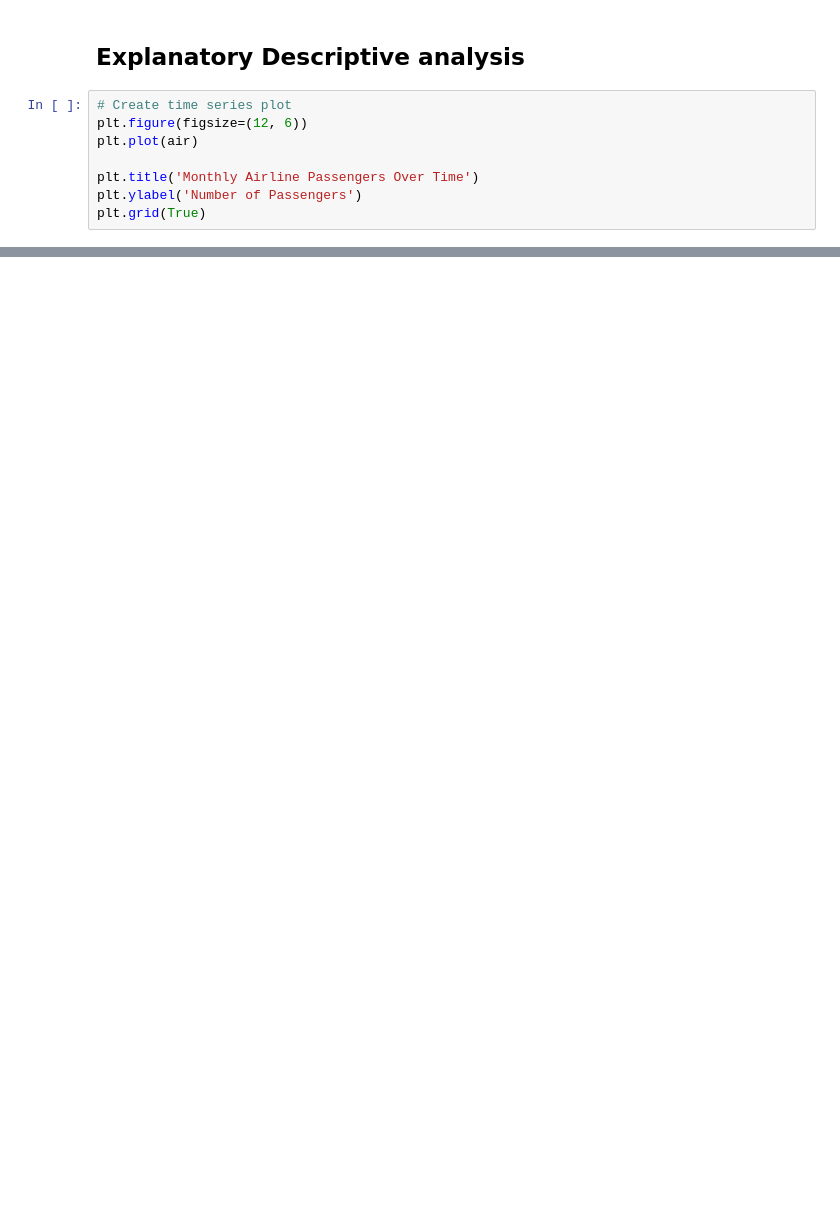
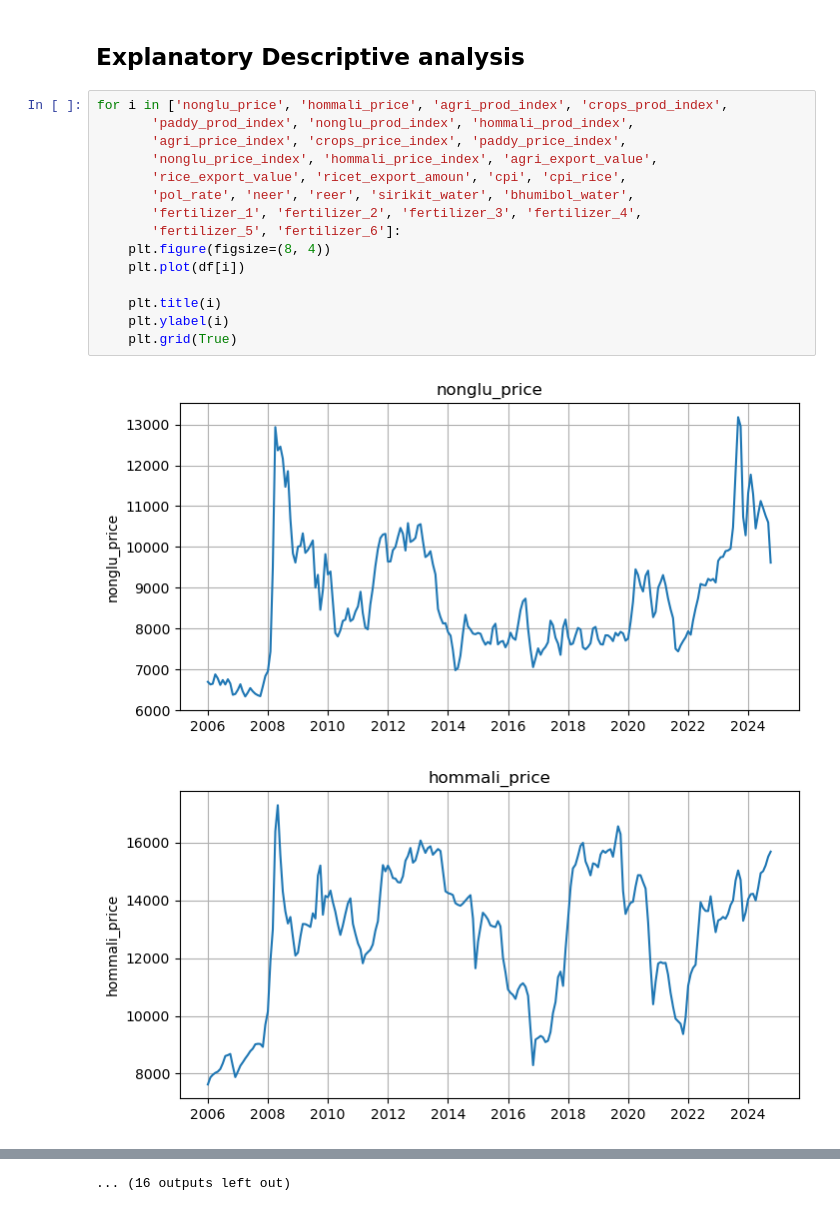
Before and after one commit to ArkiraW/capstone_project, a Jupyter notebook: code/01_eda.ipynb, the cells around one changed output, grey strips where cells are left out. Cells and saved outputs as stored; diff of their text form; blank space fills up the shorter version.

```diff
--- a/code/01_eda.ipynb
+++ b/code/01_eda.ipynb
@@ -128,10 +108,20 @@ Index(['nonglu_price', 'hommali_price', 'agri_prod_index', 'crops_prod_index',
 # %% [markdown]
 ## Explanatory Descriptive analysis
 # %%
-# Create time series plot
-plt.figure(figsize=(12, 6))
-plt.plot(air)
+for i in ['nonglu_price', 'hommali_price', 'agri_prod_index', 'crops_prod_index',
+       'paddy_prod_index', 'nonglu_prod_index', 'hommali_prod_index',
+       'agri_price_index', 'crops_price_index', 'paddy_price_index',
+       'nonglu_price_index', 'hommali_price_index', 'agri_export_value',
+       'rice_export_value', 'ricet_export_amoun', 'cpi', 'cpi_rice',
+       'pol_rate', 'neer', 'reer', 'sirikit_water', 'bhumibol_water',
+       'fertilizer_1', 'fertilizer_2', 'fertilizer_3', 'fertilizer_4',
+       'fertilizer_5', 'fertilizer_6']:
+    plt.figure(figsize=(8, 4))
+    plt.plot(df[i])
 
-plt.title('Monthly Airline Passengers Over Time')
-plt.ylabel('Number of Passengers')
-plt.grid(True)
+    plt.title(i)
+    plt.ylabel(i)
+    plt.grid(True)
+# %% [output]
+[figure, added]
+[figure, added]
@@ -137,0 +138 @@ plt.grid(True)
+... (16 outputs left out)
```
Also changed, not shown: parts of 8 cells of this notebook, 6 other files.
